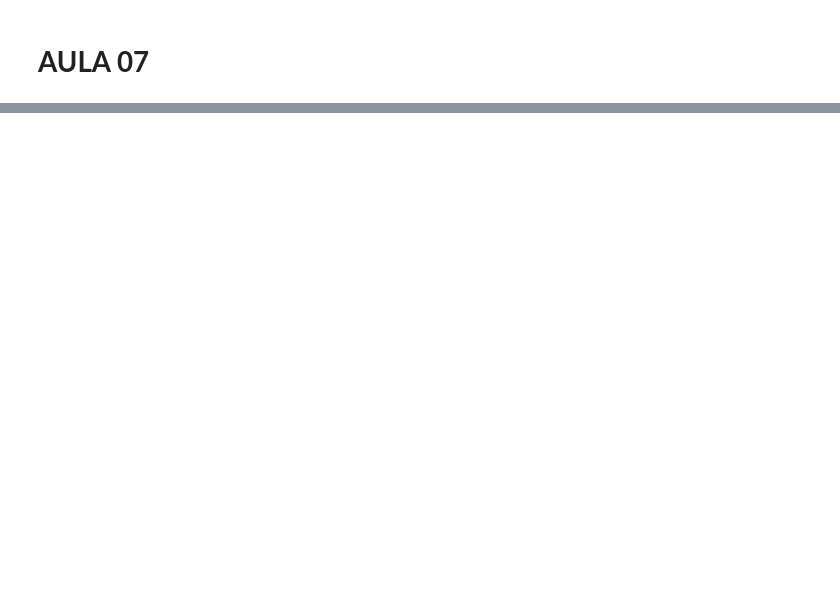
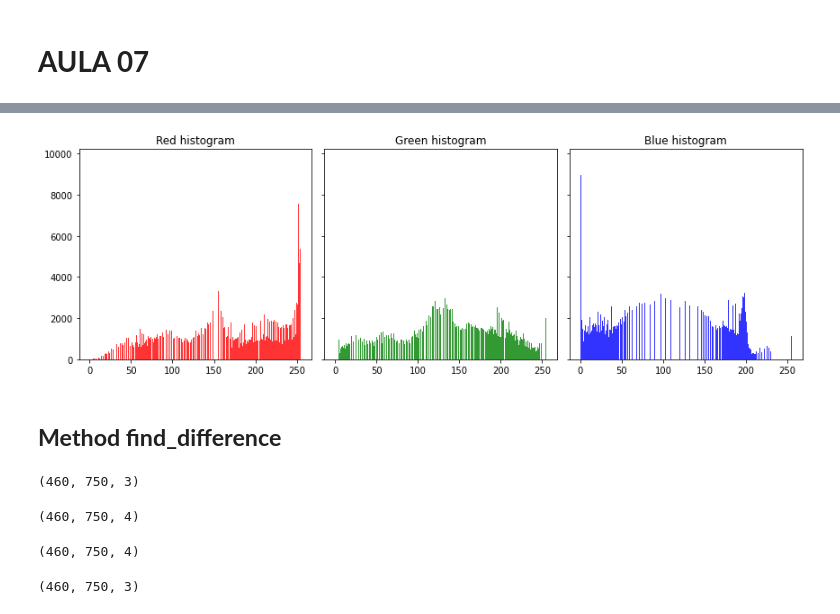
Before and after one commit to PedroHeeger/boot, a Jupyter notebook: dio/dados_unimed_1/curso_python/20-pacotes/07_testando.ipynb, the cells around one changed output, grey strips where cells are left out. Drawn from its saved outputs; the diff is of its cells as text; code cells hidden in the pictures; blank space fills up the shorter version.

```diff
--- a/dio/dados_unimed_1/curso_python/20-pacotes/07_testando.ipynb
+++ b/dio/dados_unimed_1/curso_python/20-pacotes/07_testando.ipynb
@@ -34,0 +93,7 @@ from image_processing.processing import combination, transformation
+# %%
+# Verificando o nível de cores da imagem resultante
+plot.plot_histogram(result_image)
+# %% [output]
+[figure, added]
+# %% [markdown]
+## **Method find_difference**
@@ -34,0 +106,20 @@ from image_processing.processing import combination, transformation
+# %%
+# Verificando shape da Imagem 3
+image3.shape
+# %% [output]
+(460, 750, 3)
+# %%
+# Verificando shape da Imagem 4
+image4.shape
+# %% [output]
+(460, 750, 4)
+# %%
+# Verificando shape da Imagem 5
+image5.shape
+# %% [output]
+(460, 750, 4)
+# %%
+# Verificando shape da Imagem 6
+image6.shape
+# %% [output]
+(460, 750, 3)
```
Also changed, not shown: parts of 18 cells of this notebook.
